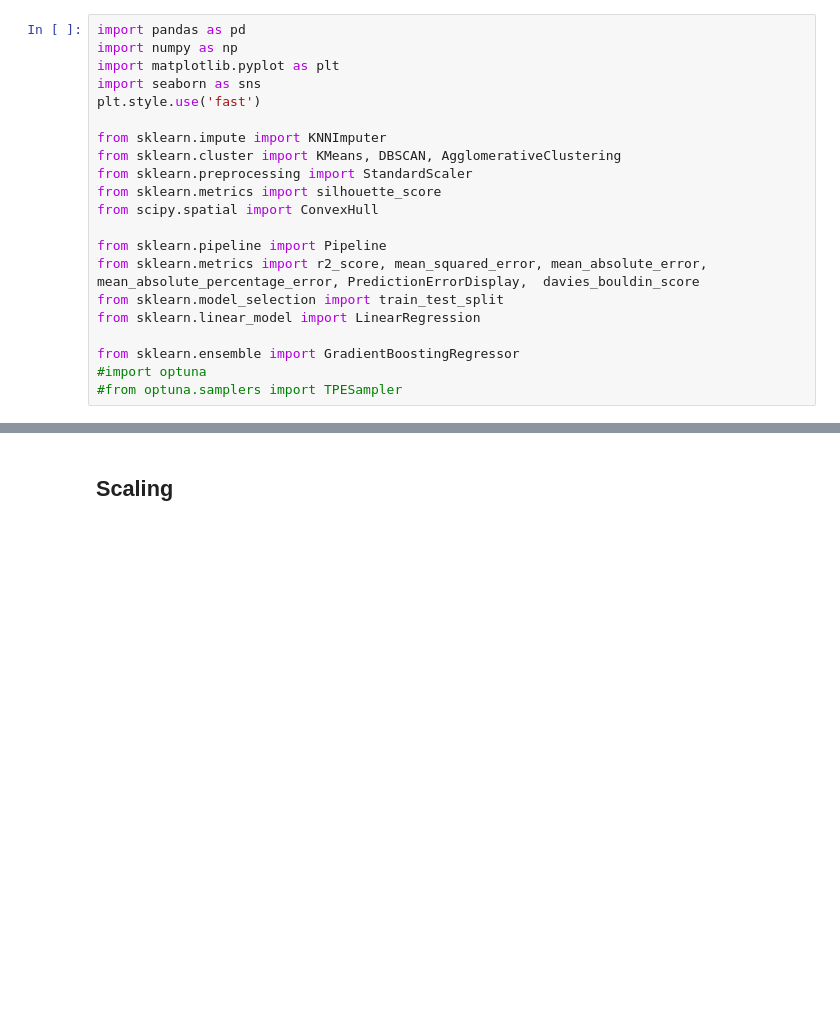
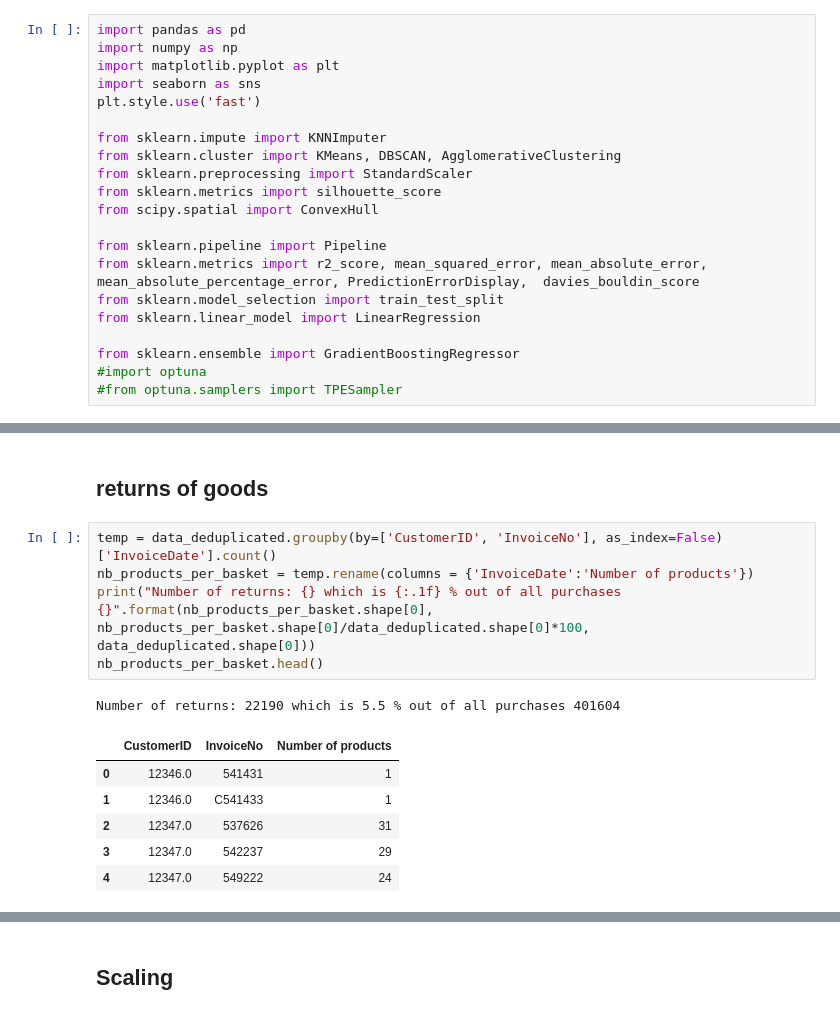
Before and after one commit to Alex1iv/web_shop_customers_segmentation, a Jupyter notebook: notebooks/webshop_segmentation.ipynb, the cells around one changed output, grey strips where cells are left out. Saved outputs shown, nothing was run; the diff lists cells and outputs as text; blank space fills up the shorter version.

```diff
--- a/notebooks/webshop_segmentation.ipynb
+++ b/notebooks/webshop_segmentation.ipynb
@@ -112,0 +124,15 @@ Name: TENURE, dtype: int64
+# %% [markdown]
+## returns of goods
+# %%
+temp = data_deduplicated.groupby(by=['CustomerID', 'InvoiceNo'], as_index=False)['InvoiceDate'].count()
+nb_products_per_basket = temp.rename(columns = {'InvoiceDate':'Number of products'})
+print("Number of returns: {} which is {:.1f} % out of all purchases {}".format(nb_products_per_basket.shape[0], nb_products_per_basket.shape[0]/data_deduplicated.shape[0]*100, data_deduplicated.shape[0]))
+nb_products_per_basket.head()
+# %% [output]
+Number of returns: 22190 which is 5.5 % out of all purchases 401604
+|  | CustomerID | InvoiceNo | Number of products |
+| 0 | 12346.0 | 541431 | 1 |
+| 1 | 12346.0 | C541433 | 1 |
+| 2 | 12347.0 | 537626 | 31 |
+| 3 | 12347.0 | 542237 | 29 |
+| 4 | 12347.0 | 549222 | 24 |
```
Also changed, not shown: parts of 19 cells of this notebook.
